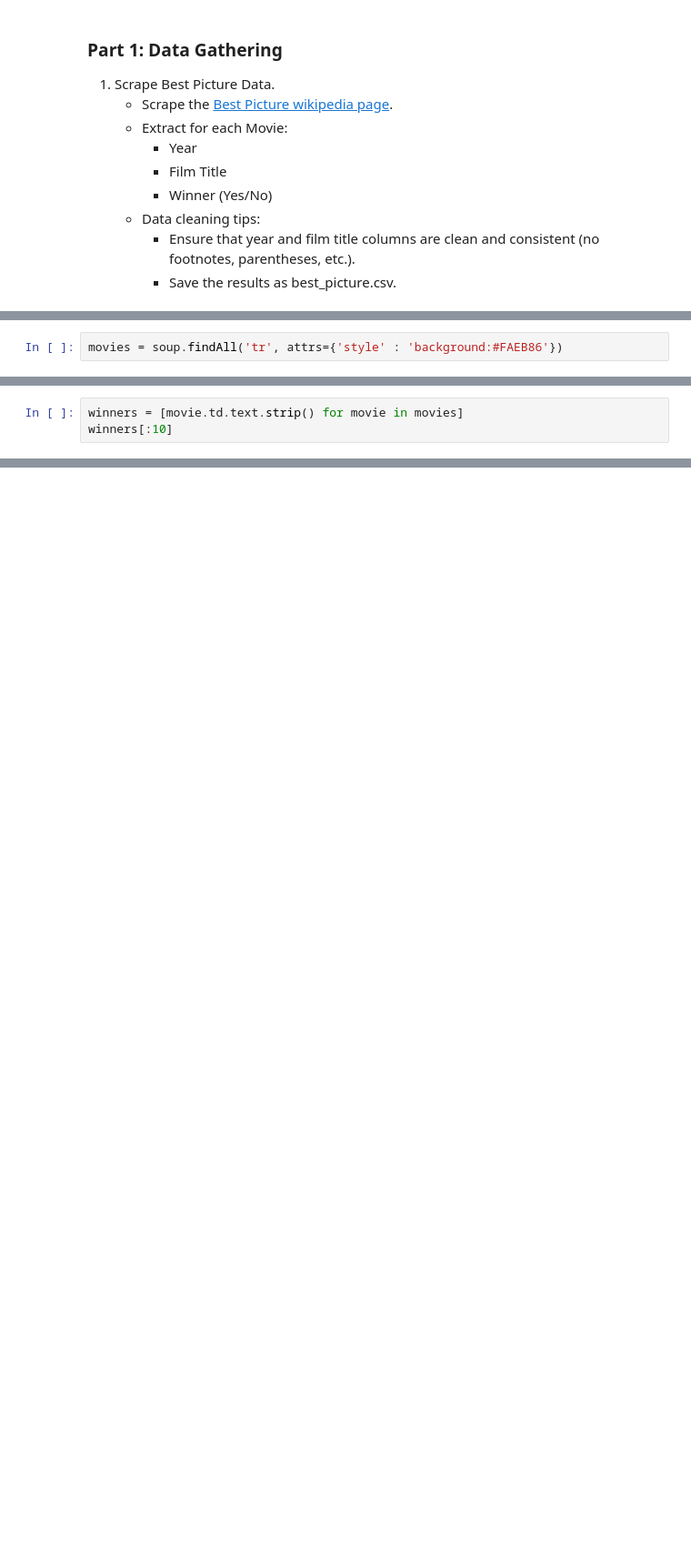
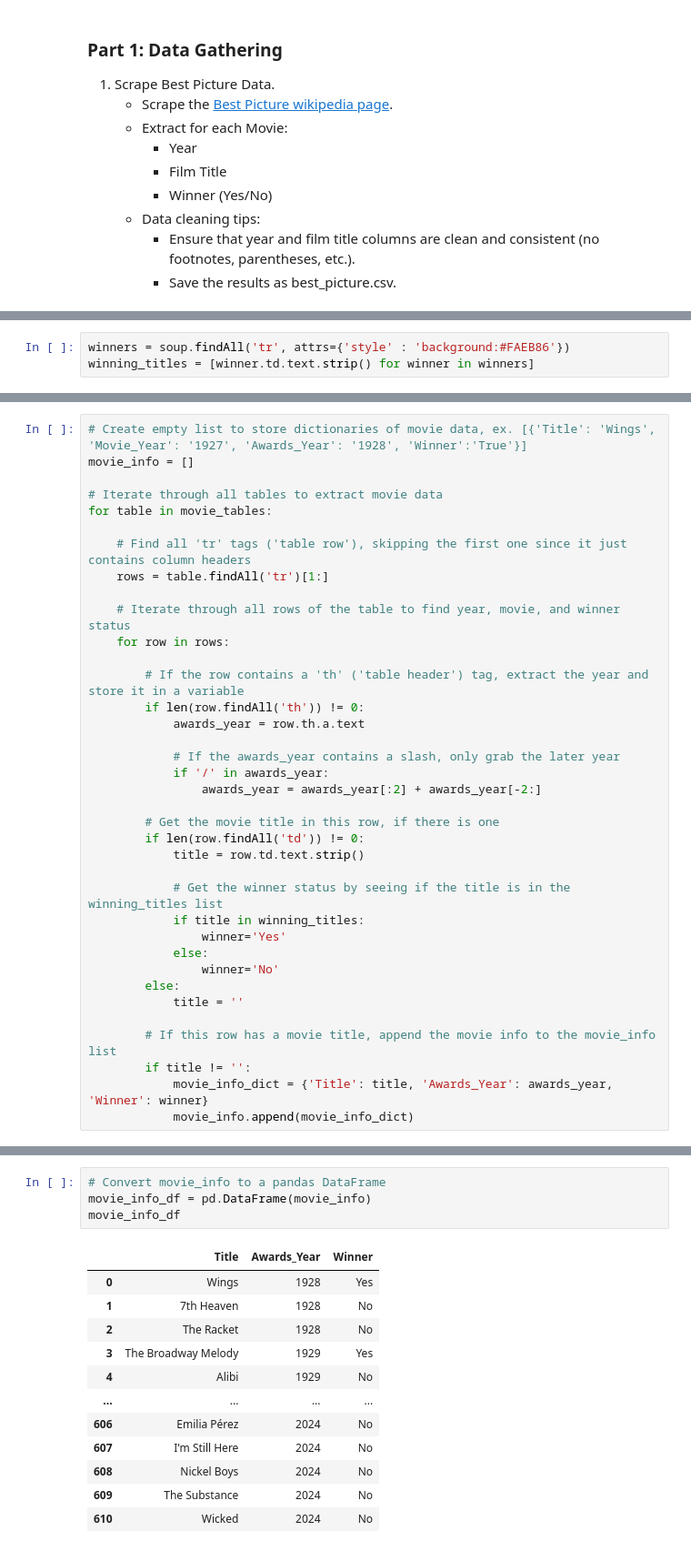
Before and after one commit to nss-data-science-cohort-9/webscraping-apis-movies-the-cranberries, a Jupyter notebook: JT_Cranberries_Movies_api.ipynb, the cells around one changed output, grey strips where cells are left out. Shown: that part at 91% size. Drawn from its saved outputs; the diff is of its cells as text; blank space fills up the shorter version.

```diff
--- a/JT_Cranberries_Movies_api.ipynb
+++ b/JT_Cranberries_Movies_api.ipynb
@@ -54,3 +36,4 @@ RLSTATE={"ext.globalCssJs.user.styles":"ready","site.styles":"ready","user.style
 # %%
-movies = soup.findAll('tr', attrs={'style' : 'background:#FAEB86'})
+winners = soup.findAll('tr', attrs={'style' : 'background:#FAEB86'})
+winning_titles = [winner.td.text.strip() for winner in winners]
 # %%
@@ -60,3 +46,37 @@ movies[0].td.text.strip()
 # %%
-winners = [movie.td.text.strip() for movie in movies]
-winners[:10]
+# Create empty list to store dictionaries of movie data, ex. [{'Title': 'Wings', 'Movie_Year': '1927', 'Awards_Year': '1928', 'Winner':'True'}]
+movie_info = []
+
+# Iterate through all tables to extract movie data
+for table in movie_tables:
+
+    # Find all 'tr' tags ('table row'), skipping the first one since it just contains column headers
+    rows = table.findAll('tr')[1:]
+
+    # Iterate through all rows of the table to find year, movie, and winner status
+    for row in rows:
+
+        # If the row contains a 'th' ('table header') tag, extract the year and store it in a variable
+        if len(row.findAll('th')) != 0:
+            awards_year = row.th.a.text
+
+            # If the awards_year contains a slash, only grab the later year
+            if '/' in awards_year:
+                awards_year = awards_year[:2] + awards_year[-2:]
+
+        # Get the movie title in this row, if there is one
+        if len(row.findAll('td')) != 0:
+            title = row.td.text.strip()
+
+            # Get the winner status by seeing if the title is in the winning_titles list
+            if title in winning_titles:
+                winner='Yes'
+            else:
+                winner='No'
+        else:
+            title = ''
+
+        # If this row has a movie title, append the movie info to the movie_info list
+        if title != '':
+            movie_info_dict = {'Title': title, 'Awards_Year': awards_year, 'Winner': winner}
+            movie_info.append(movie_info_dict)
@@ -100,0 +118,17 @@ movies[5].td.text.strip()
+# %%
+# Convert movie_info to a pandas DataFrame
+movie_info_df = pd.DataFrame(movie_info)
+movie_info_df
+# %% [output]
+|  | Title | Awards_Year | Winner |
+| 0 | Wings | 1928 | Yes |
+| 1 | 7th Heaven | 1928 | No |
+| 2 | The Racket | 1928 | No |
+| 3 | The Broadway Melody | 1929 | Yes |
+| 4 | Alibi | 1929 | No |
+| ... | ... | ... | ... |
+| 606 | Emilia Pérez | 2024 | No |
+| 607 | I'm Still Here | 2024 | No |
+| 608 | Nickel Boys | 2024 | No |
+| 609 | The Substance | 2024 | No |
+| 610 | Wicked | 2024 | No |
```
Also changed, not shown: parts of 17 cells of this notebook.
